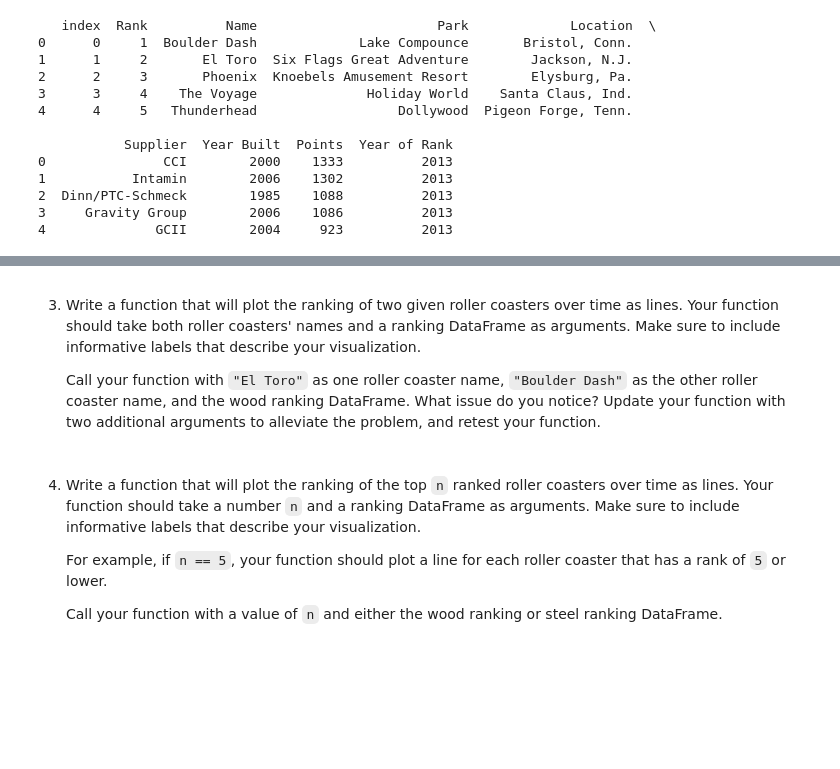
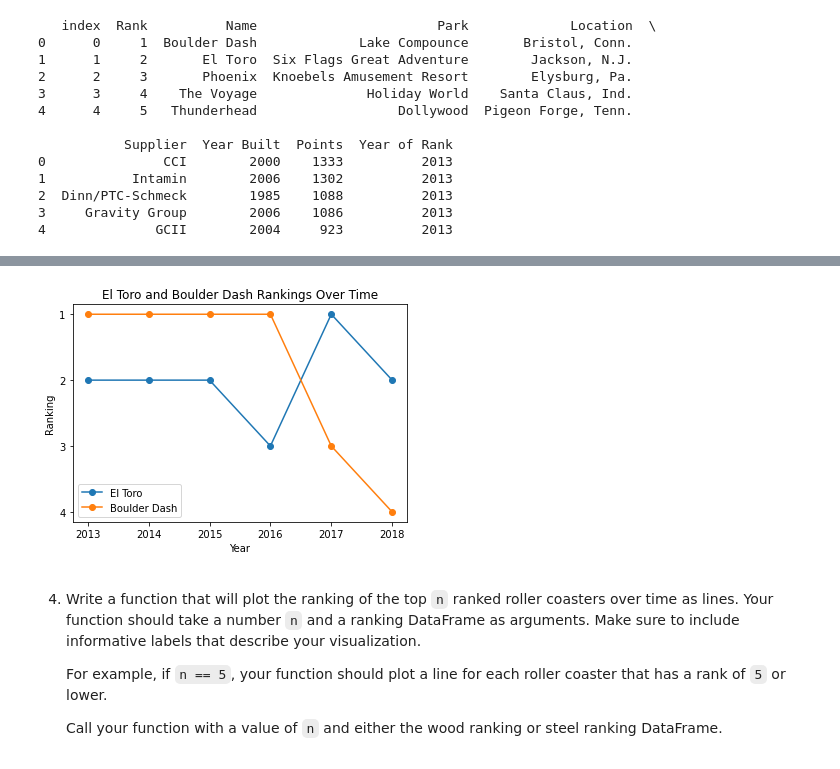
Before and after one commit to soyuz108/Roller-Coasters, a Jupyter notebook: Roller Coaster.ipynb, the cells around one changed output, grey strips where cells are left out. Saved outputs shown, nothing was run; the diff lists cells and outputs as text; code cells hidden in the pictures; blank space fills up the shorter version.

```diff
--- a/Roller Coaster.ipynb
+++ b/Roller Coaster.ipynb
@@ -82,4 +82,0 @@ plot_ranking("Boulder Dash", "Lake Compounce", df_full)
-# %% [markdown]
-3. Write a function that will plot the ranking of two given roller coasters over time as lines. Your function should take both roller coasters' names and a ranking DataFrame as arguments. Make sure to include informative labels that describe your visualization.
-
-   Call your function with `"El Toro"` as one roller coaster name, `"Boulder Dash"` as the other roller coaster name, and the wood ranking DataFrame. What issue do you notice? Update your function with two additional arguments to alleviate the problem, and retest your function.
@@ -90,3 +83,38 @@ plot_ranking("Boulder Dash", "Lake Compounce", df_full)
+# %%
+
+# Create a function to plot rankings over time for 1 roller coaster
+def plot_two_rankings(names, df):
+  # Create a subplot for visualization manipulations
+  ax = plt.subplot()
+  # Create empty sets for unique and immutable collections
+  years = set()
+  ranks = set()
+  # Add for loop to collect all appropriate cases
+  for name, park_name in names:
+    # Select rankings and differentiate between roller coasters of the same name at different parks
+    two_rollercoasters = df[(df["Name"] == name) & (df["Park"] == park_name)]
+    # Define x & y values and add them to the empty sets
+    year = two_rollercoasters["Year of Rank"]
+    years.update(year)
+    rank = two_rollercoasters["Rank"]
+    ranks.update(rank)
+    # Plot the selected coasters
+    ax.plot(year, rank, marker="o", label=name)
+  # Set x & y ticks
+  ax.set_xticks(sorted(years))
+  ax.set_yticks(sorted(ranks))
+  # Invert y-axis
+  ax.invert_yaxis()
+  # Give labels
+  plt.title("{} and {} Rankings Over Time".format(names[0][0], names[1][0]))
+  plt.xlabel("Year")
+  plt.ylabel("Ranking")
+  plt.legend()
+  plt.show()
+# Call a plot of Boulder Dash rankings over time
+plot_two_rankings([("El Toro", "Six Flags Great Adventure"), ("Boulder Dash", "Lake Compounce")], df_full)
+# %% [output]
+[figure, added]
 # %% [markdown]
 4. Write a function that will plot the ranking of the top `n` ranked roller coasters over time as lines. Your function should take a number `n` and a ranking DataFrame as arguments. Make sure to include informative labels that describe your visualization.
 
```
Also changed, not shown: parts of 2 cells of this notebook.
